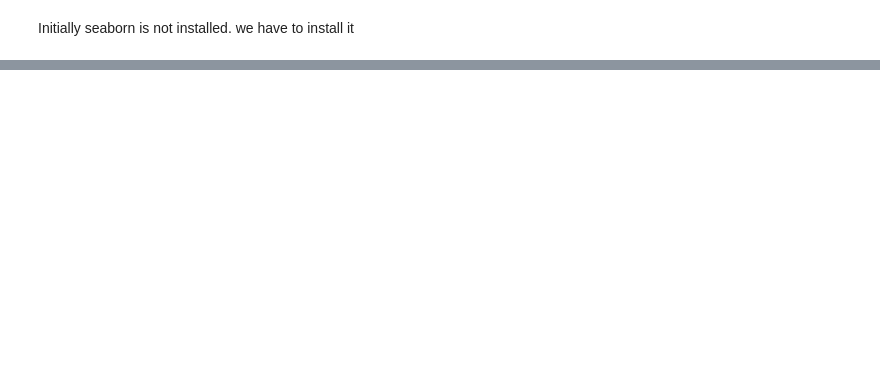
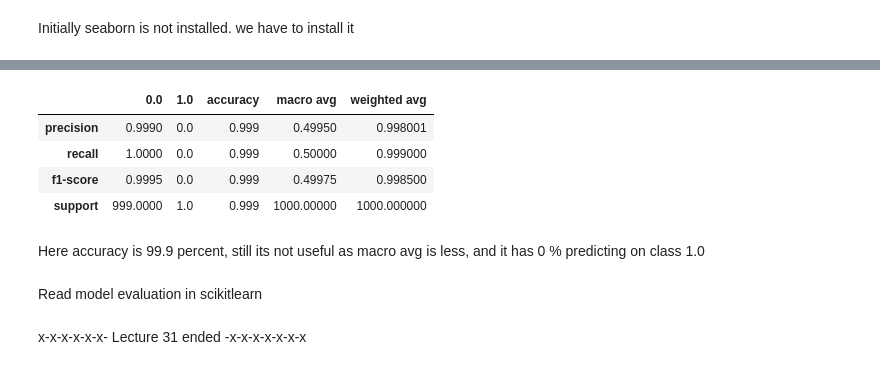
Before and after one commit to Picnic1209/ML-Udemy, a Jupyter notebook: Intro-to-SciKitLearn.ipynb, the cells around one changed output, grey strips where cells are left out. Drawn from its saved outputs; the diff is of its cells as text; code cells hidden in the pictures; blank space fills up the shorter version.

Commit message:
ScikitLearn L31

```diff
--- a/Intro-to-SciKitLearn.ipynb
+++ b/Intro-to-SciKitLearn.ipynb
@@ -1245,0 +1294,22 @@ Initially seaborn is not installed. we have to install it
+# %%
+# Where precision and recall become valuable
+disease_true=np.zeros(1000)
+disease_true[0] = 1# only 1 positive
+
+disease_preds = np.zeros(1000) #model predicts every case in 0
+
+pd.DataFrame(classification_report(disease_true,
+                                   disease_preds,
+                                  output_dict=True))
+# %% [output]
+|  | 0.0 | 1.0 | accuracy | macro avg | weighted avg |
+| precision | 0.9990 | 0.0 | 0.999 | 0.49950 | 0.998001 |
+| recall | 1.0000 | 0.0 | 0.999 | 0.50000 | 0.999000 |
+| f1-score | 0.9995 | 0.0 | 0.999 | 0.49975 | 0.998500 |
+| support | 999.0000 | 1.0 | 0.999 | 1000.00000 | 1000.000000 |
+# %% [markdown]
+Here accuracy is 99.9 percent, still its not useful as macro avg is less, and it has 0 % predicting on class 1.0
+# %% [markdown]
+Read model evaluation in scikitlearn
+# %% [markdown]
+x-x-x-x-x-x- Lecture 31 ended -x-x-x-x-x-x-x
```
Also changed, not shown: parts of 16 cells of this notebook, 2 other files.
